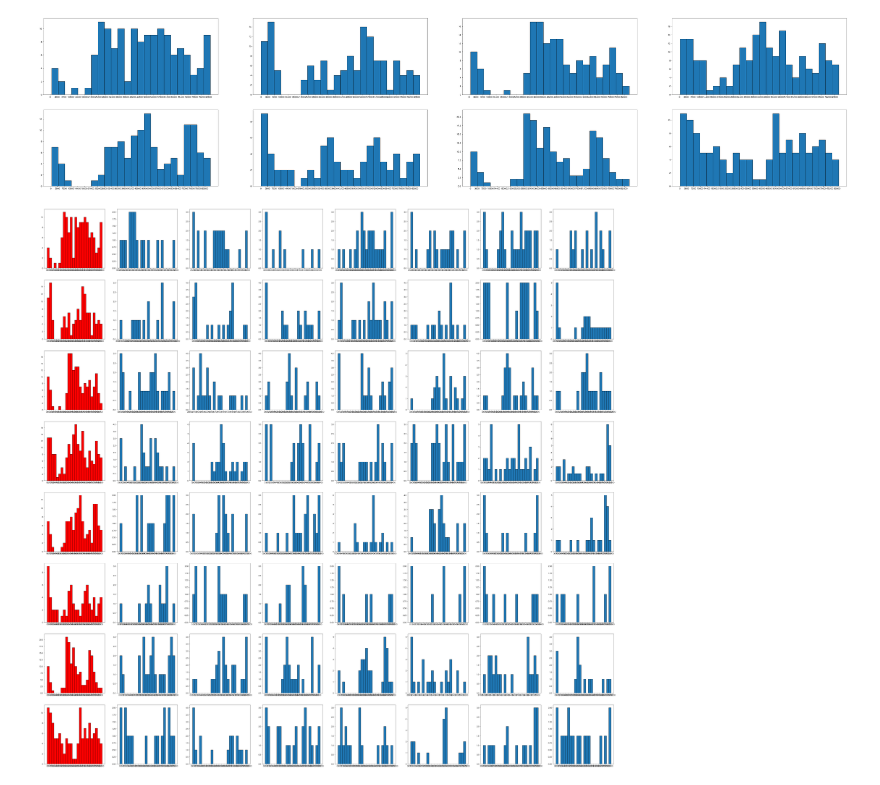
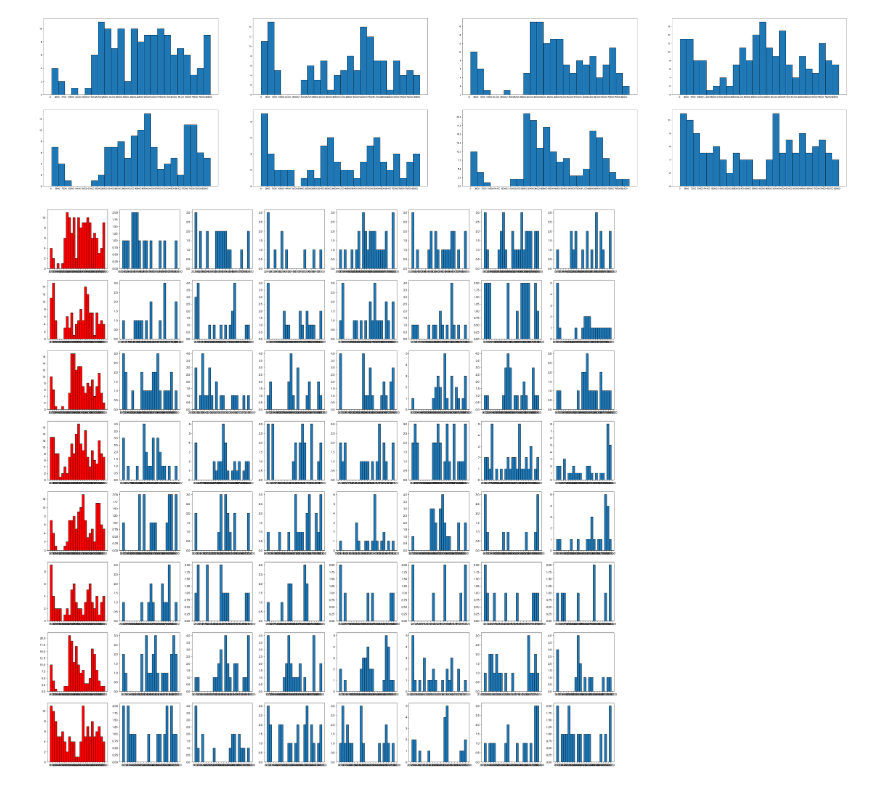
Before and after one commit to Isshin-Py-Sw-La-Me/Portfolio, a Jupyter notebook: bs_3.ipynb, the cells around one changed output. Cells and saved outputs as stored; diff of their text form; code cells hidden in the pictures.

```diff
--- a/bs_3.ipynb
+++ b/bs_3.ipynb
@@ -51,32 +51,32 @@ for i in range(len(users)):
 [figure]
 # %%
 #hist plot - +weekday
-plt.figure(figsize=(60,60))
+plt.figure(figsize=(40,40))
 # fuse_users = [x for x in range(0,8)]
 x_range = np.arange(0,86400,3600)
 
 for i in range(len(users)):
     plt.subplot(8,8,1+i*8)
     plt.xticks(x_range)
     plt.hist(df.loc[(df["User"] == users[i]) &
                     (df["state"] == "ON") &
                     (df["date"] > dt.datetime(2021,12,1)) &
                     (df["date"] < dt.datetime(2022,1,31))]["time_to_num"],
              bins=24,
              ec="black",
              color="red"
             )
     for j in range(0,7):
         plt.subplot(8,8,(j+2)+i*8)
         plt.xticks(x_range)
         plt.hist(df.loc[(df["User"] == users[i]) &
                         (df["state"] == "ON") &
                         (df["date"] > dt.datetime(2021,12,1)) &
                         (df["date"] < dt.datetime(2022,1,31)) &
                         (df["weekday"] == j)]["time_to_num"],
                  bins=24,
                  ec="black"
                 )
-# plt.savefig("bs_2_results/hist_plot_plus_weekday_time_mini.jpg")
+plt.savefig("bs_2_results/hist_plot_plus_weekday_time_mini.jpg")
 # %% [output]
-[figure, old version]
+[figure, new version]
```
Also changed, not shown: 1 other file.
